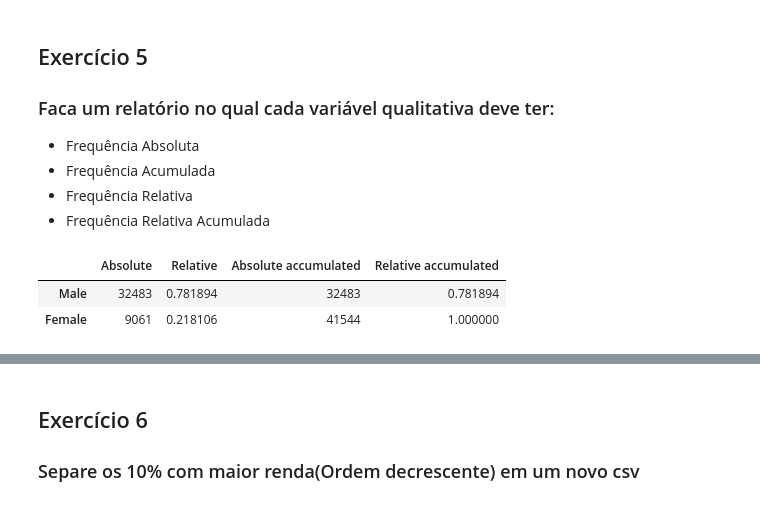
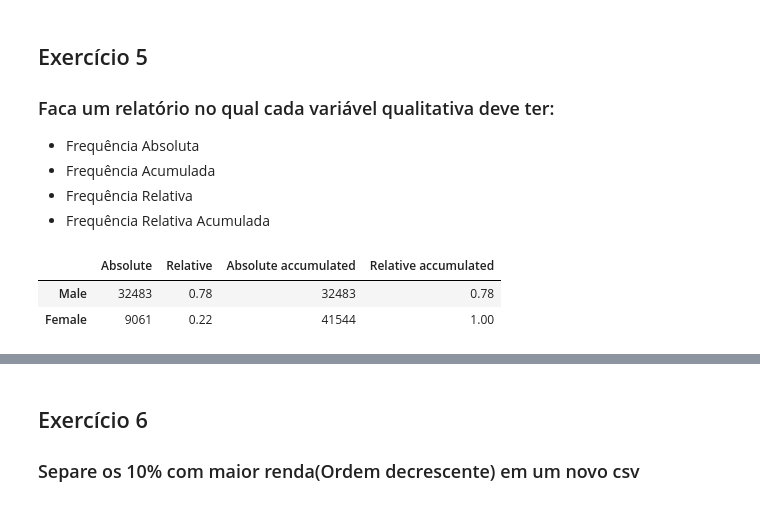
Before and after one commit to wandgibaut/lets_code_g6, a Jupyter notebook: main.ipynb, the cells around one changed output, grey strips where cells are left out. Cells and saved outputs as stored; diff of their text form; code cells hidden in the pictures.

```diff
--- a/main.ipynb
+++ b/main.ipynb
@@ -106,8 +106,8 @@ Helper.boxplot((database.data, 'Dados Não Tratados'),(median_data, 'Outliers su
 </ul>
 # %%
 report = Frequency(database.data[database.quali], columns=database.quali).show()
-report['Household Head Sex']
+report['Household Head Sex'].round(2)
 # %% [output]
 |  | Absolute | Relative | Absolute accumulated | Relative accumulated |
-| Male | 32483 | 0.781894 | 32483 | 0.781894 |
-| Female | 9061 | 0.218106 | 41544 | 1.000000 |
+| Male | 32483 | 0.78 | 32483 | 0.78 |
+| Female | 9061 | 0.22 | 41544 | 1.00 |
```
Also changed, not shown: parts of 11 cells of this notebook.
